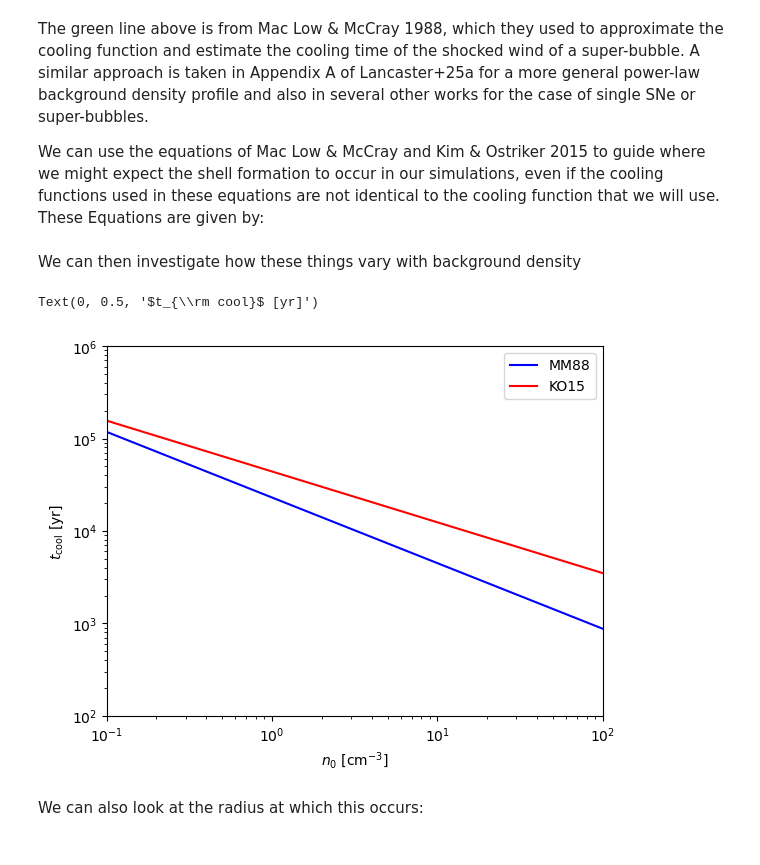
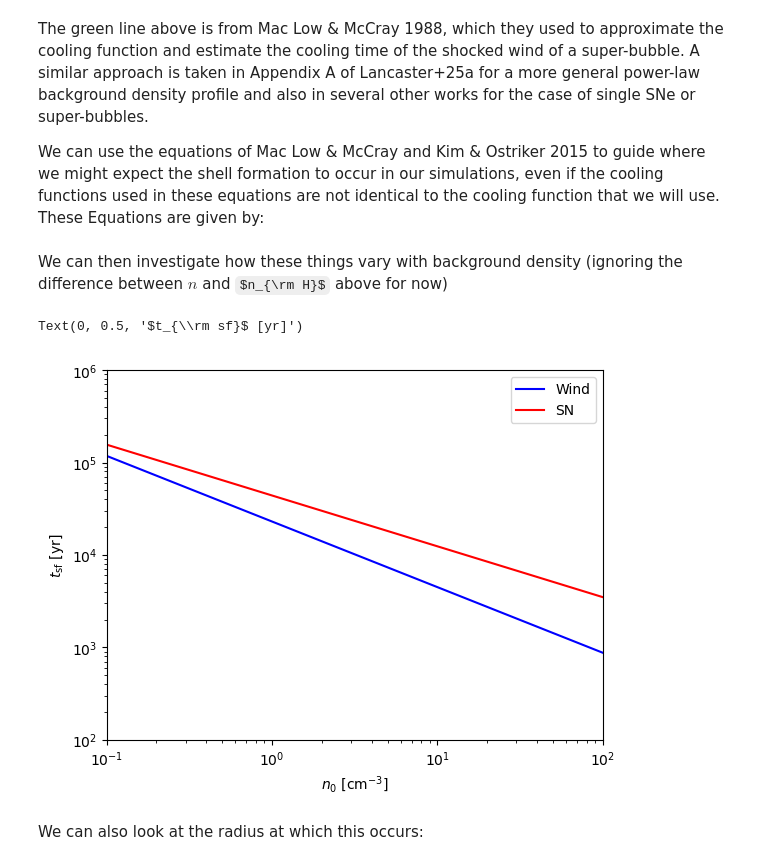
Before and after one commit to ltlancas/feedback_SAM, a Jupyter notebook: standard_bubble_decide.ipynb, the cells around one changed output. Cells and saved outputs as stored; diff of their text form; code cells hidden in the pictures; some formulas as TeX source.

```diff
--- a/standard_bubble_decide.ipynb
+++ b/standard_bubble_decide.ipynb
@@ -119,25 +120,25 @@ def Tsf_KO15(n0, E_SN):
     tcool = 4.4e4*u.yr*(n0_**-0.55)*(E_SN_**0.22)
     return tcool
 # %% [markdown]
-We can then investigate how these things vary with background density
+We can then investigate how these things vary with background density (ignoring the difference between $n$ and $n_{\rm H}$ above for now)
 # %%
 nlin = np.logspace(-1, 2, 1000) * u.cm**-3
 Lw = 1e38 * u.erg/u.s
 E_SN = 1e51 * u.erg
 
-plt.plot(nlin, Tcool_MM88(nlin, Lw), label='MM88', color='blue')
-plt.plot(nlin, Tcool_KO15(nlin, E_SN), label='KO15', color='red')
+plt.plot(nlin, Tcool_MM88(nlin, Lw), label='Wind', color='blue')
+plt.plot(nlin, Tcool_KO15(nlin, E_SN), label='SN', color='red')
 
 plt.legend()
 plt.ylim(1e2, 1e6)
 plt.xlim(1e-1,1e2)
 plt.yscale("log")
 plt.xscale("log")
 plt.xlabel(r'$n_0$ [cm$^{-3}$]')
 plt.ylabel(r'$t_{\rm sf}$ [yr]')
 # %% [output]
-Text(0, 0.5, '$t_{\\rm cool}$ [yr]')
+Text(0, 0.5, '$t_{\\rm sf}$ [yr]')
-[figure, old version]
+[figure, new version]
 # %% [markdown]
 We can also look at the radius at which this occurs:
 # %%
```
Also changed, not shown: parts of 5 cells of this notebook.
